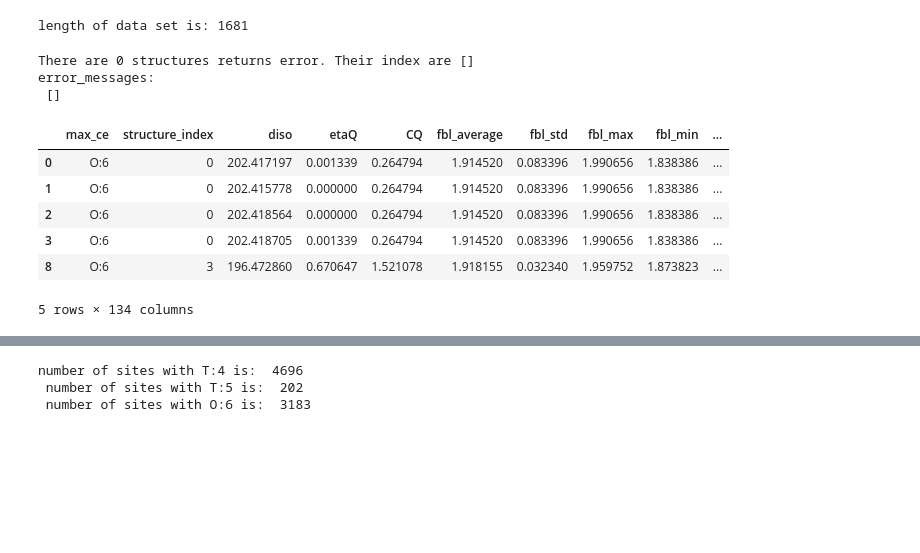
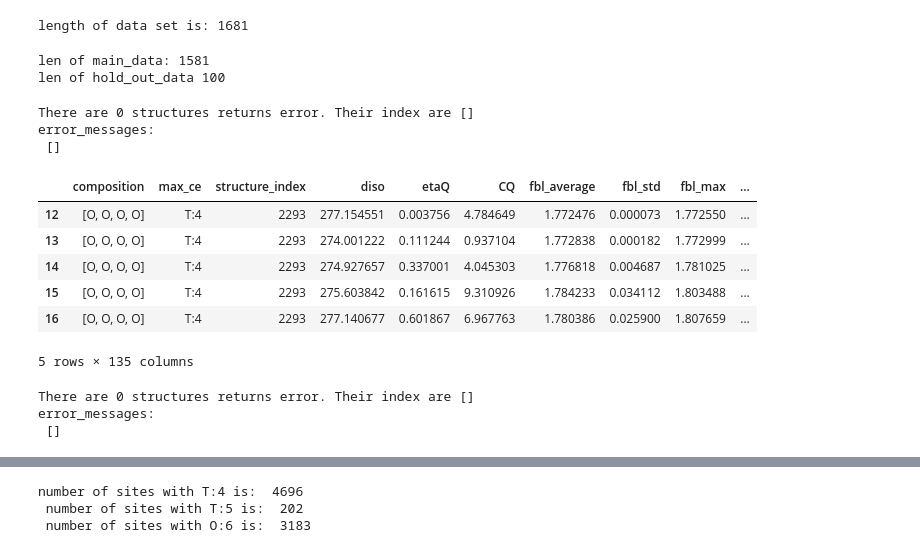
Before and after one commit to wushanyun64/27Al_CQ_prediction, a Jupyter notebook: Example_model_training.ipynb, the cells around one changed output, grey strips where cells are left out. Saved outputs shown, nothing was run; the diff lists cells and outputs as text; code cells hidden in the pictures; blank space fills up the shorter version.

```diff
--- a/Example_model_training.ipynb
+++ b/Example_model_training.ipynb
@@ -132,19 +133,35 @@ for data in data_reload:
 print("length of data set is:", len(data_reload))
 # %% [output]
 length of data set is: 1681
+# %%
+# Hold out 100 structures for final test.
+random.shuffle(data_reload)
+main_data = data_reload[:1581]
+hold_out_data = data_reload[1581:]
+print("len of main_data:",len(main_data),'\n'
+      "len of hold_out_data",len(hold_out_data))
+# %% [output]
+len of main_data: 1581
+len of hold_out_data 100
 # %%
 # Calculate the features.
 from src.Utility import features_gen
-nmr_struc_data = features_gen(data_reload)
+nmr_struc_data = features_gen(main_data)
 nmr_struc_data.head()
 # %% [output]
 There are 0 structures returns error. Their index are []
 error_messages:
  []
-|  | max_ce | structure_index | diso | etaQ | CQ | fbl_average | fbl_std | fbl_max | fbl_min | ... |
-| 0 | O:6 | 0 | 202.417197 | 0.001339 | 0.264794 | 1.914520 | 0.083396 | 1.990656 | 1.838386 | ... |
-| 1 | O:6 | 0 | 202.415778 | 0.000000 | 0.264794 | 1.914520 | 0.083396 | 1.990656 | 1.838386 | ... |
-| 2 | O:6 | 0 | 202.418564 | 0.000000 | 0.264794 | 1.914520 | 0.083396 | 1.990656 | 1.838386 | ... |
-| 3 | O:6 | 0 | 202.418705 | 0.001339 | 0.264794 | 1.914520 | 0.083396 | 1.990656 | 1.838386 | ... |
-| 8 | O:6 | 3 | 196.472860 | 0.670647 | 1.521078 | 1.918155 | 0.032340 | 1.959752 | 1.873823 | ... |
+|  | composition | max_ce | structure_index | diso | etaQ | CQ | fbl_average | fbl_std | fbl_max | ... |
+| 12 | [O, O, O, O] | T:4 | 2293 | 277.154551 | 0.003756 | 4.784649 | 1.772476 | 0.000073 | 1.772550 | ... |
+| 13 | [O, O, O, O] | T:4 | 2293 | 274.001222 | 0.111244 | 0.937104 | 1.772838 | 0.000182 | 1.772999 | ... |
+| 14 | [O, O, O, O] | T:4 | 2293 | 274.927657 | 0.337001 | 4.045303 | 1.776818 | 0.004687 | 1.781025 | ... |
+| 15 | [O, O, O, O] | T:4 | 2293 | 275.603842 | 0.161615 | 9.310926 | 1.784233 | 0.034112 | 1.803488 | ... |
+| 16 | [O, O, O, O] | T:4 | 2293 | 277.140677 | 0.601867 | 6.967763 | 1.780386 | 0.025900 | 1.807659 | ... |
-5 rows × 134 columns
+5 rows × 135 columns
+# %%
+nmr_struc_data_hold = features_gen(hold_out_data)
+# %% [output]
+There are 0 structures returns error. Their index are []
+error_messages:
+ []
```
Also changed, not shown: parts of 18 cells of this notebook, 6 other files.
